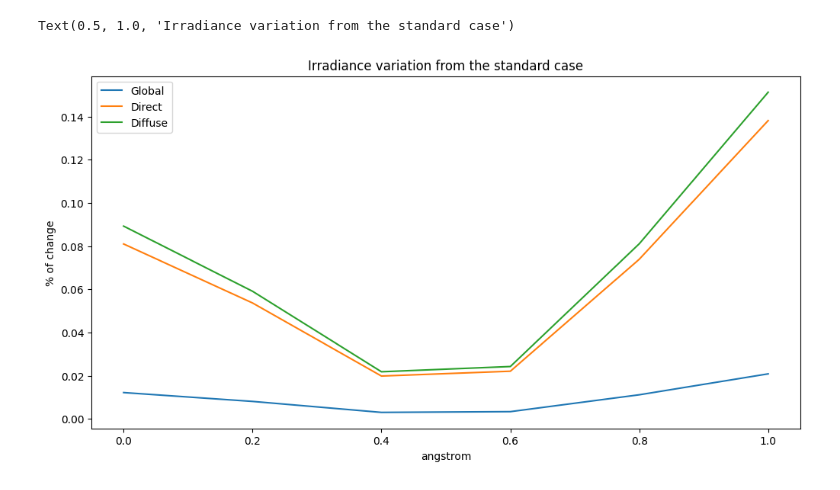
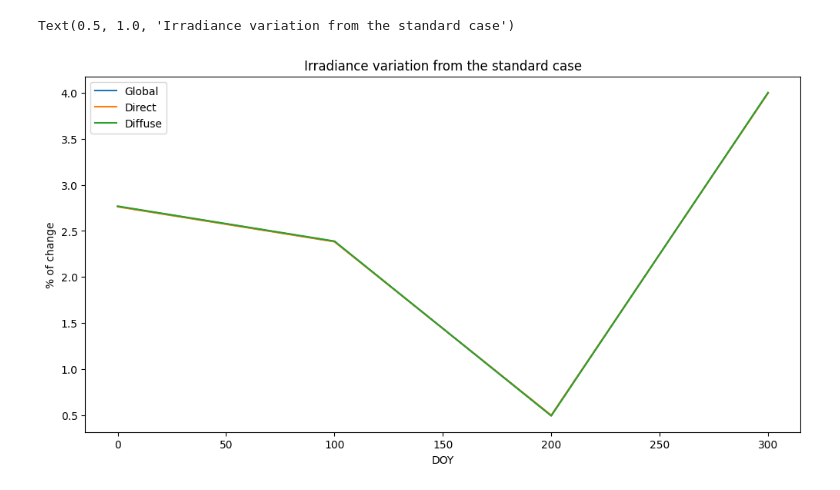
Before and after one commit to mike-wazowski-13/libRadtran, a Jupyter notebook: result_analysis.ipynb, the cells around one changed output. Cells and saved outputs as stored; diff of their text form; code cells hidden in the pictures.

```diff
--- a/result_analysis.ipynb
+++ b/result_analysis.ipynb
@@ -9,17 +13,18 @@ results60 = pd.read_csv(r"libRad60_variability.csv")
+# %%
+magnitude = "DOY"
+
+df_30 = results30[results30["variable"]==magnitude]
+df_45 = results45[results45["variable"]==magnitude]
+df_60 = results60[results60["variable"]==magnitude]
 # %%
-magnitude = "angstrom"
 plt.figure(figsize=(12,6))
-df_30 = results30[results30["variable"]==magnitude]
-df_45 = results30[results45["variable"]==magnitude]
-df_60 = results30[results60["variable"]==magnitude]
-
 plt.plot(df_30["value"], df_30["Glob_dif"], label="Global")
 plt.plot(df_30["value"], df_30["Dir_dif"], label="Direct")
 plt.plot(df_30["value"], df_30["Difu_dif"], label="Diffuse")
 plt.legend()
 plt.xlabel(f"{magnitude}")
 plt.ylabel("% of change")
 plt.title("Irradiance variation from the standard case")
 # %% [output]
 Text(0.5, 1.0, 'Irradiance variation from the standard case')
-[figure, old version]
+[figure, new version]
```
Also changed, not shown: parts of 6 cells of this notebook, 11 other files.
